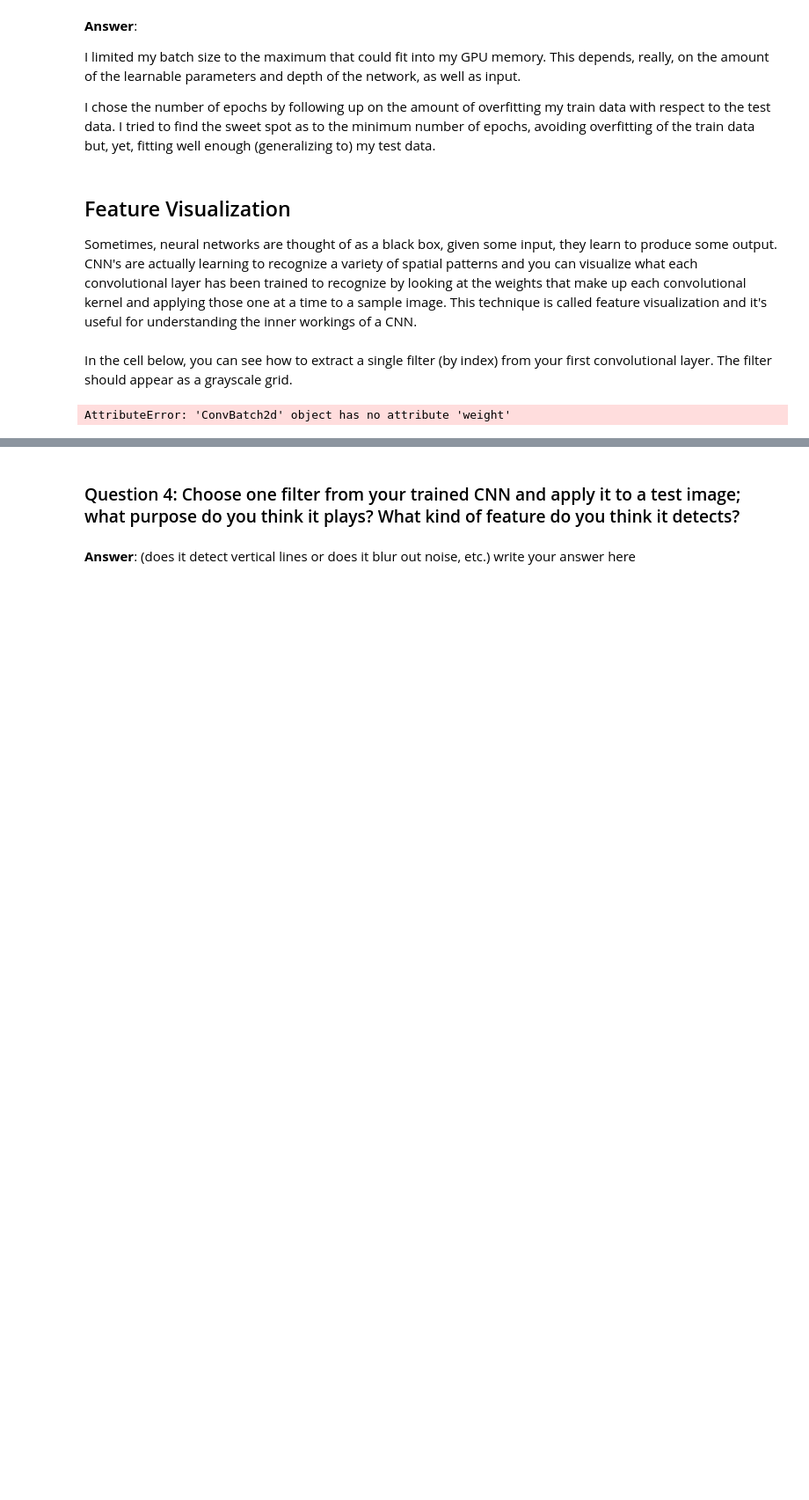
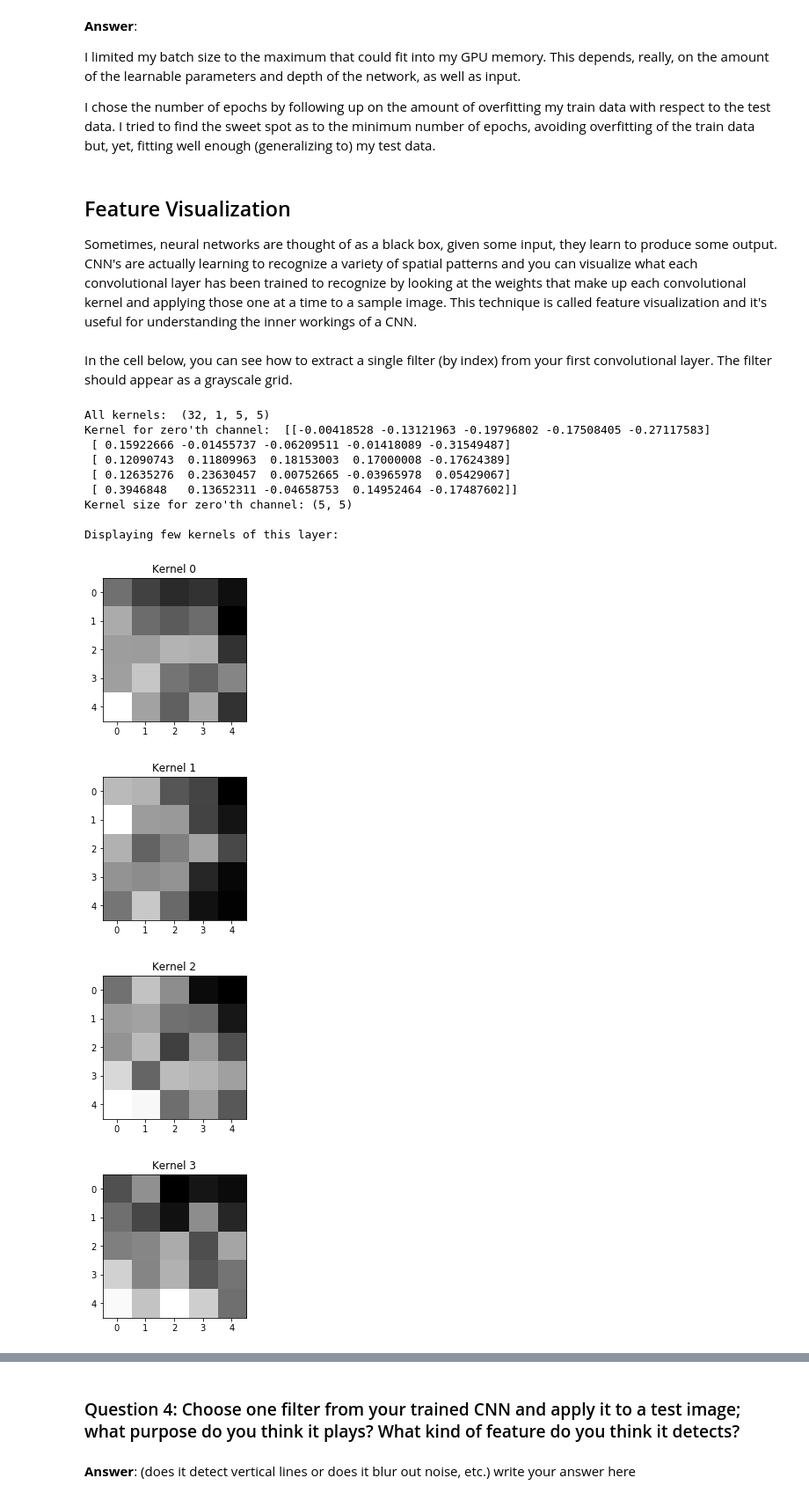
Before and after one commit to filipgrigorov/P1_Facial_Keypoints-1, a Jupyter notebook: 2. Define the Network Architecture.ipynb, the cells around one changed output, grey strips where cells are left out. Shown at 88% size. Drawn from its saved outputs; the diff is of its cells as text; code cells hidden in the pictures; blank space fills up the shorter version.

Commit message:
WIP: - Finished playing around with the feature maps and kernels visualization; I have one more question to answer; removed one droput 3 that is unnecessary from the models file

```diff
--- a/2. Define the Network Architecture.ipynb
+++ b/2. Define the Network Architecture.ipynb
@@ -520,16 +520,33 @@ In the cell below, you can see how to extract a single filter (by index) from yo
 # %%
 # Get the weights in the first conv layer, "conv1"
 # if necessary, change this to reflect the name of your first conv layer
-weights1 = net.conv1.weight.data
+weights1 = net.conv1.conv.weight.data
 
-w = weights1.numpy()
+w = weights1.cpu().numpy()
 
 filter_index = 0
 
-print(w[filter_index][0])
-print(w[filter_index][0].shape)
+print('All kernels: ', w.shape)
+print('Kernel for zero\'th channel: ', w[filter_index][0])
+print('Kernel size for zero\'th channel: {}\n'.format(w[filter_index][0].shape))
 
-# display the filter weights
-plt.imshow(w[filter_index][0], cmap='gray')
+print('Displaying few kernels of this layer: \n')
+for i in np.arange(0, 5):
+    # display the filter weights
+    plt.figure(figsize=(3, 3))
+    plt.title('Kernel ' + str(i))
+    plt.imshow(w[i][0], cmap='gray')
 # %% [output]
-AttributeError: 'ConvBatch2d' object has no attribute 'weight'
+All kernels:  (32, 1, 5, 5)
+Kernel for zero'th channel:  [[-0.00418528 -0.13121963 -0.19796802 -0.17508405 -0.27117583]
+ [ 0.15922666 -0.01455737 -0.06209511 -0.01418089 -0.31549487]
+ [ 0.12090743  0.11809963  0.18153003  0.17000008 -0.17624389]
+ [ 0.12635276  0.23630457  0.00752665 -0.03965978  0.05429067]
+ [ 0.3946848   0.13652311 -0.04658753  0.14952464 -0.17487602]]
+Kernel size for zero'th channel: (5, 5)
+
+Displaying few kernels of this layer:
+[figure, added]
+[figure, added]
+[figure, added]
+[figure, added]
```
Also changed, not shown: parts of 3 cells of this notebook, 1 other file.
